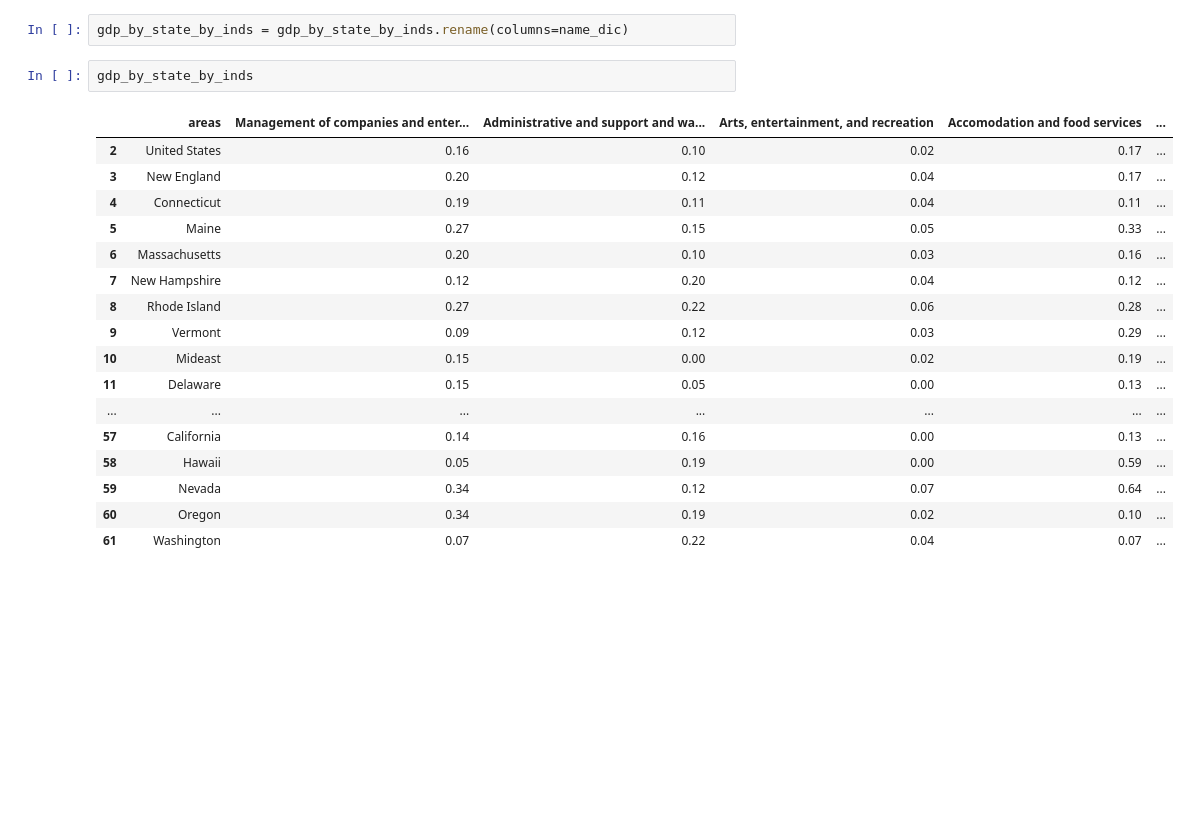
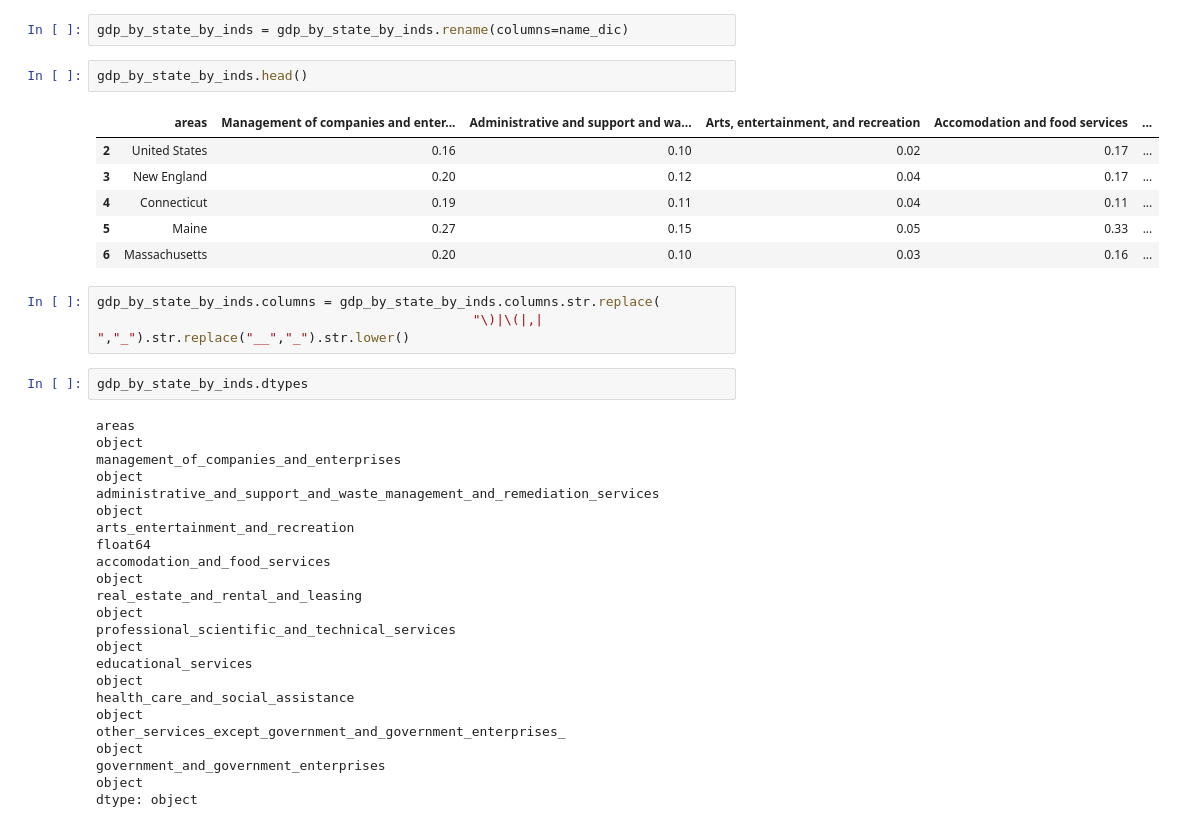
Before and after one commit to xcao38/covid19_analysis, a Jupyter notebook: data_preparing.ipynb, the cells around one changed output. Cells and saved outputs as stored; diff of their text form; blank space fills up the shorter version.

Commit message:
adding states data, ny

```diff
--- a/data_preparing.ipynb
+++ b/data_preparing.ipynb
@@ -134,22 +140,29 @@ name_dic = {"Unnamed: 0":"areas",
 # %%
 gdp_by_state_by_inds = gdp_by_state_by_inds.rename(columns=name_dic)
 # %%
-gdp_by_state_by_inds
+gdp_by_state_by_inds.head()
 # %% [output]
 |  | areas | Management of companies and enter... | Administrative and support and wa... | Arts, entertainment, and recreation | Accomodation and food services | ... |
 | 2 | United States | 0.16 | 0.10 | 0.02 | 0.17 | ... |
 | 3 | New England | 0.20 | 0.12 | 0.04 | 0.17 | ... |
 | 4 | Connecticut | 0.19 | 0.11 | 0.04 | 0.11 | ... |
 | 5 | Maine | 0.27 | 0.15 | 0.05 | 0.33 | ... |
 | 6 | Massachusetts | 0.20 | 0.10 | 0.03 | 0.16 | ... |
-| 7 | New Hampshire | 0.12 | 0.20 | 0.04 | 0.12 | ... |
-| 8 | Rhode Island | 0.27 | 0.22 | 0.06 | 0.28 | ... |
-| 9 | Vermont | 0.09 | 0.12 | 0.03 | 0.29 | ... |
-| 10 | Mideast | 0.15 | 0.00 | 0.02 | 0.19 | ... |
-| 11 | Delaware | 0.15 | 0.05 | 0.00 | 0.13 | ... |
-| ... | ... | ... | ... | ... | ... | ... |
-| 57 | California | 0.14 | 0.16 | 0.00 | 0.13 | ... |
-| 58 | Hawaii | 0.05 | 0.19 | 0.00 | 0.59 | ... |
-| 59 | Nevada | 0.34 | 0.12 | 0.07 | 0.64 | ... |
-| 60 | Oregon | 0.34 | 0.19 | 0.02 | 0.10 | ... |
-| 61 | Washington | 0.07 | 0.22 | 0.04 | 0.07 | ... |
+# %%
+gdp_by_state_by_inds.columns = gdp_by_state_by_inds.columns.str.replace(
+                                                "\)|\(|,| ","_").str.replace("__","_").str.lower()
+# %%
+gdp_by_state_by_inds.dtypes
+# %% [output]
+areas                                                                        object
+management_of_companies_and_enterprises                                      object
+administrative_and_support_and_waste_management_and_remediation_services     object
+arts_entertainment_and_recreation                                           float64
+accomodation_and_food_services                                               object
+real_estate_and_rental_and_leasing                                           object
+professional_scientific_and_technical_services                               object
+educational_services                                                         object
+health_care_and_social_assistance                                            object
+other_services_except_government_and_government_enterprises_                 object
+government_and_government_enterprises                                        object
+dtype: object
```
Also changed, not shown: parts of 29 cells of this notebook.
